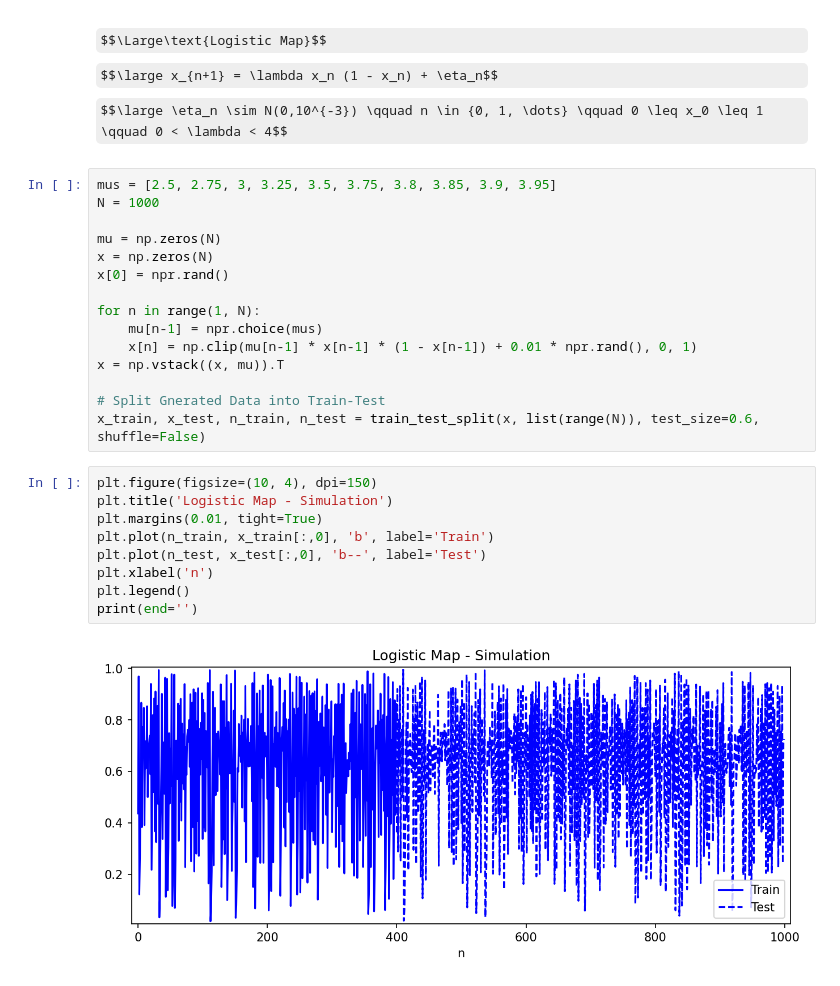
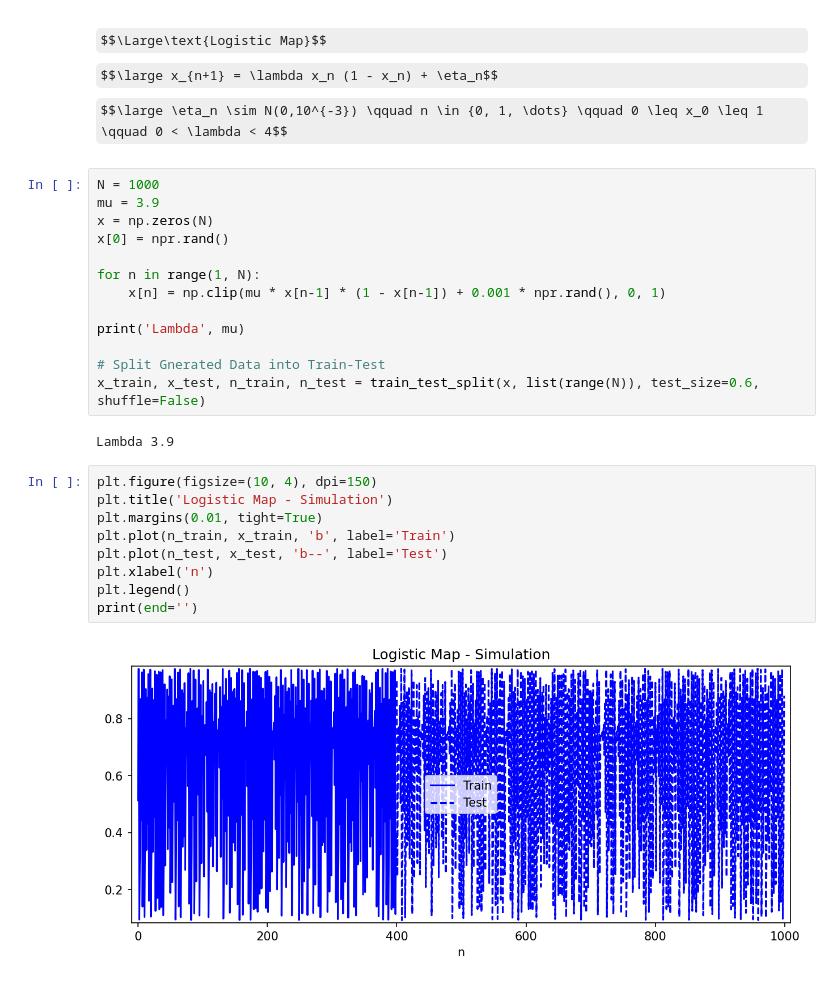
Before and after one commit to DavidContrerasFranco/Data-Driven-Dynamics-Understanding, a Jupyter notebook: Notebooks/parameterized_dyn_systems.ipynb, the cells around one changed output. Drawn from its saved outputs; the diff is of its cells as text; some formulas as TeX source.

```diff
--- a/Notebooks/parameterized_dyn_systems.ipynb
+++ b/Notebooks/parameterized_dyn_systems.ipynb
@@ -26,31 +42,31 @@ $$\Large\text{Logistic Map}$$
 $$\large x_{n+1} = \lambda x_n (1 - x_n) + \eta_n$$
 $$\large \eta_n \sim N(0,10^{-3}) \qquad n \in {0, 1, \dots} \qquad 0 \leq x_0 \leq 1 \qquad 0 < \lambda < 4$$
 # %%
-mus = [2.5, 2.75, 3, 3.25, 3.5, 3.75, 3.8, 3.85, 3.9, 3.95]
 N = 1000
-
-mu = np.zeros(N)
+mu = 3.9
 x = np.zeros(N)
 x[0] = npr.rand()
 
 for n in range(1, N):
-    mu[n-1] = npr.choice(mus)
-    x[n] = np.clip(mu[n-1] * x[n-1] * (1 - x[n-1]) + 0.01 * npr.rand(), 0, 1)
-x = np.vstack((x, mu)).T
+    x[n] = np.clip(mu * x[n-1] * (1 - x[n-1]) + 0.001 * npr.rand(), 0, 1)
+
+print('Lambda', mu)
 
 # Split Gnerated Data into Train-Test
 x_train, x_test, n_train, n_test = train_test_split(x, list(range(N)), test_size=0.6, shuffle=False)
+# %% [output]
+Lambda 3.9
 # %%
 plt.figure(figsize=(10, 4), dpi=150)
 plt.title('Logistic Map - Simulation')
 plt.margins(0.01, tight=True)
-plt.plot(n_train, x_train[:,0], 'b', label='Train')
-plt.plot(n_test, x_test[:,0], 'b--', label='Test')
+plt.plot(n_train, x_train, 'b', label='Train')
+plt.plot(n_test, x_test, 'b--', label='Test')
 plt.xlabel('n')
 plt.legend()
 print(end='')
 # %% [output]
-[figure, old version]
+[figure, new version]
 # %%
 # Define SINDy Model
 sindy_model = ps.SINDy(
```
Also changed, not shown: parts of 5 cells of this notebook, 13 other files.
